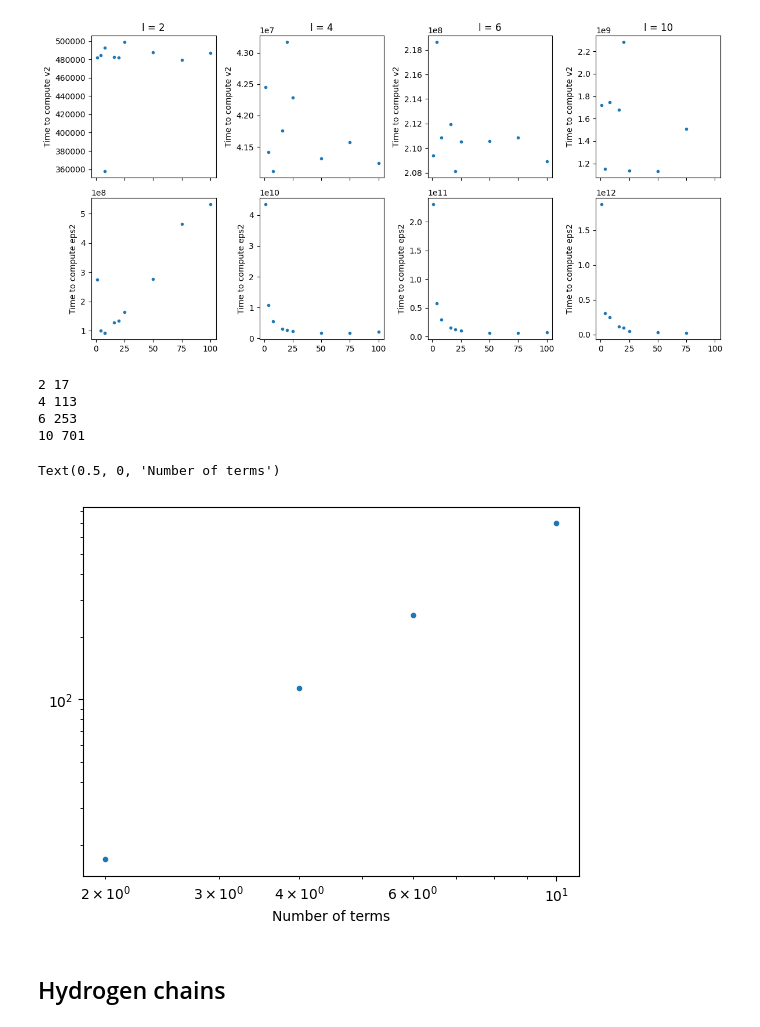
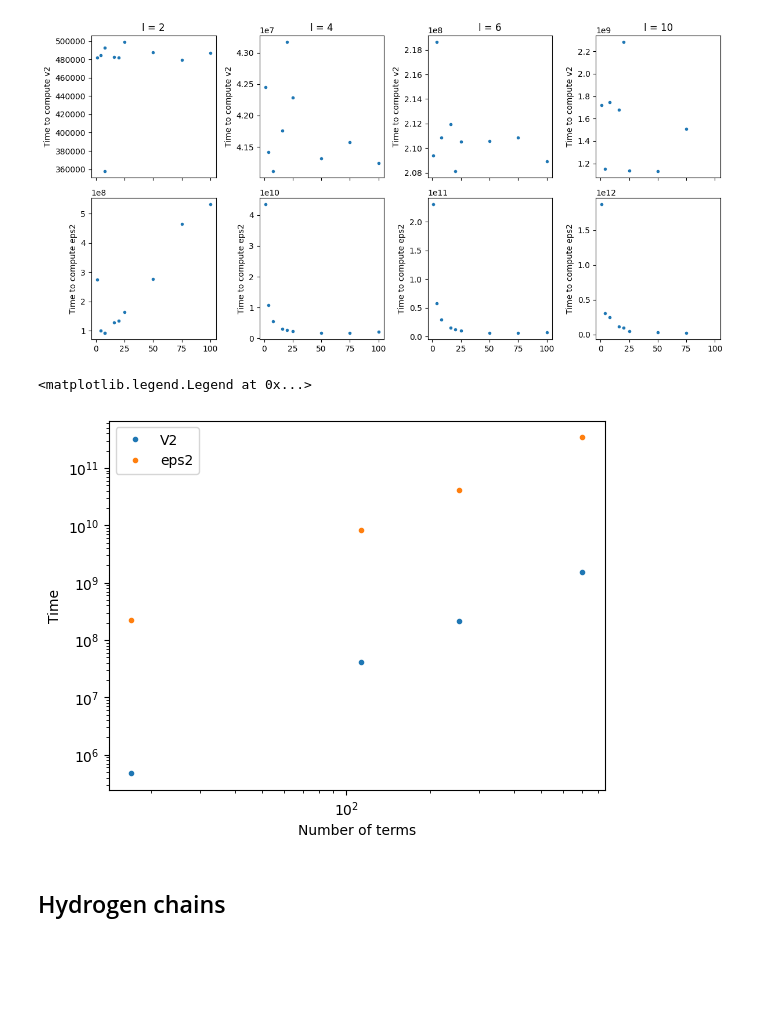
Before and after one commit to bdalfavero/qpe_resources, a Jupyter notebook: qpe_plots.ipynb, the cells around one changed output. Drawn from its saved outputs; the diff is of its cells as text; code cells hidden in the pictures; blank space fills up the shorter version.

Commit message:
Plotted average time vs number of terms.

```diff
--- a/qpe_plots.ipynb
+++ b/qpe_plots.ipynb
@@ -120,29 +120,22 @@ fig.tight_layout()
 # %% [output]
 [ 2  4  6 10]
 [figure]
-# %%
-l_vals = np.unique(df["l"])
-all_nterms = []
-for l in l_vals:
-    df_l = df[df["l"] == l]
-    nterms_arr = np.unique(df_l["nterms"])
-    print(l, nterms_arr[0])
-    all_nterms.append(nterms_arr[0])
-
-
-fig2, ax2 = plt.subplots()
-ax2.set_xscale("log")
-ax2.set_yscale("log")
-ax2.plot(l_vals, all_nterms, '.')
-ax2.set_xlabel("l")
-ax2.set_xlabel("Number of terms")
-# %% [output]
-2 17
-4 113
-6 253
-10 701
-Text(0.5, 0, 'Number of terms')
-[figure, removed]
+# %%
+nterms_vals = np.unique(df["nterms"])
+nterms_average_v2_time = df.groupby("nterms")["v2_time"].mean()
+nterms_average_eps2_time = df.groupby("nterms")["eps2_time"].mean()
+
+fig2, ax2 = plt.subplots()
+ax2.set_xscale("log")
+ax2.set_yscale("log")
+ax2.plot(nterms_vals, nterms_average_v2_time, '.', label="V2")
+ax2.plot(nterms_vals, nterms_average_eps2_time, '.', label="eps2")
+ax2.set_ylabel("Time")
+ax2.set_xlabel("Number of terms")
+ax2.legend()
+# %% [output]
+<matplotlib.legend.Legend at 0x...>
+[figure, added]
 # %% [markdown]
 ## Hydrogen chains
 # %%
```
